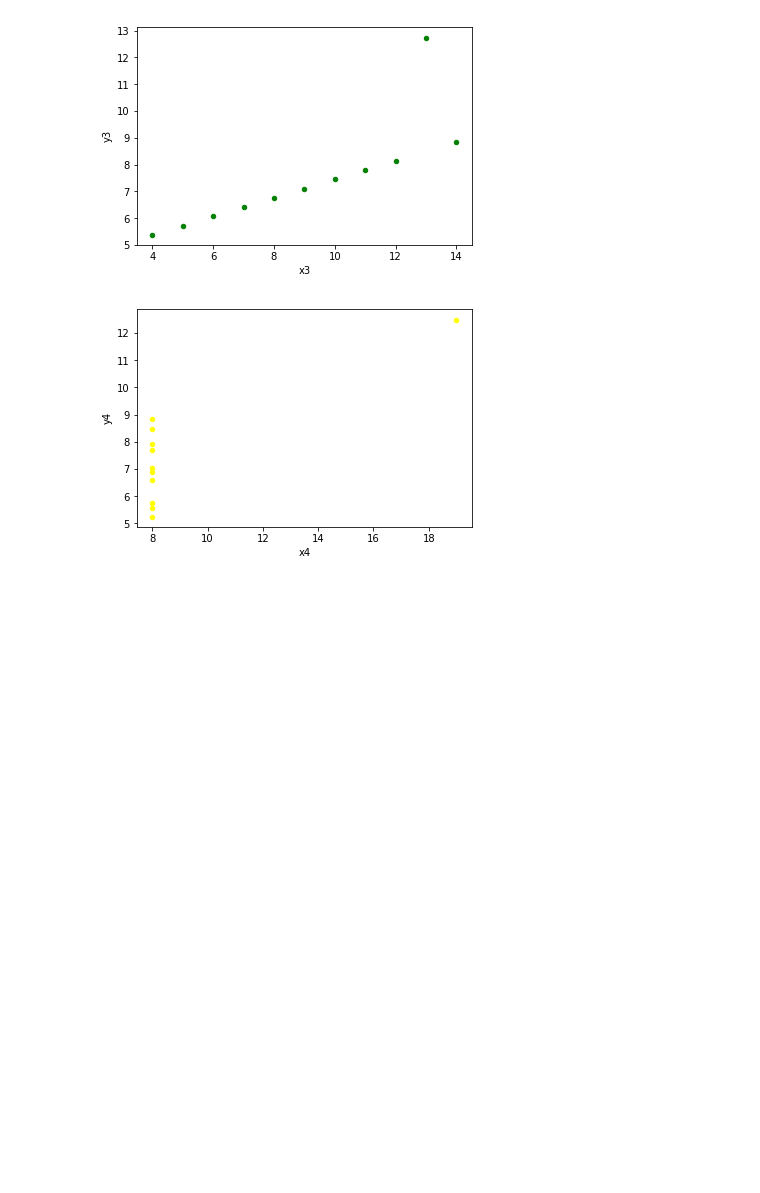
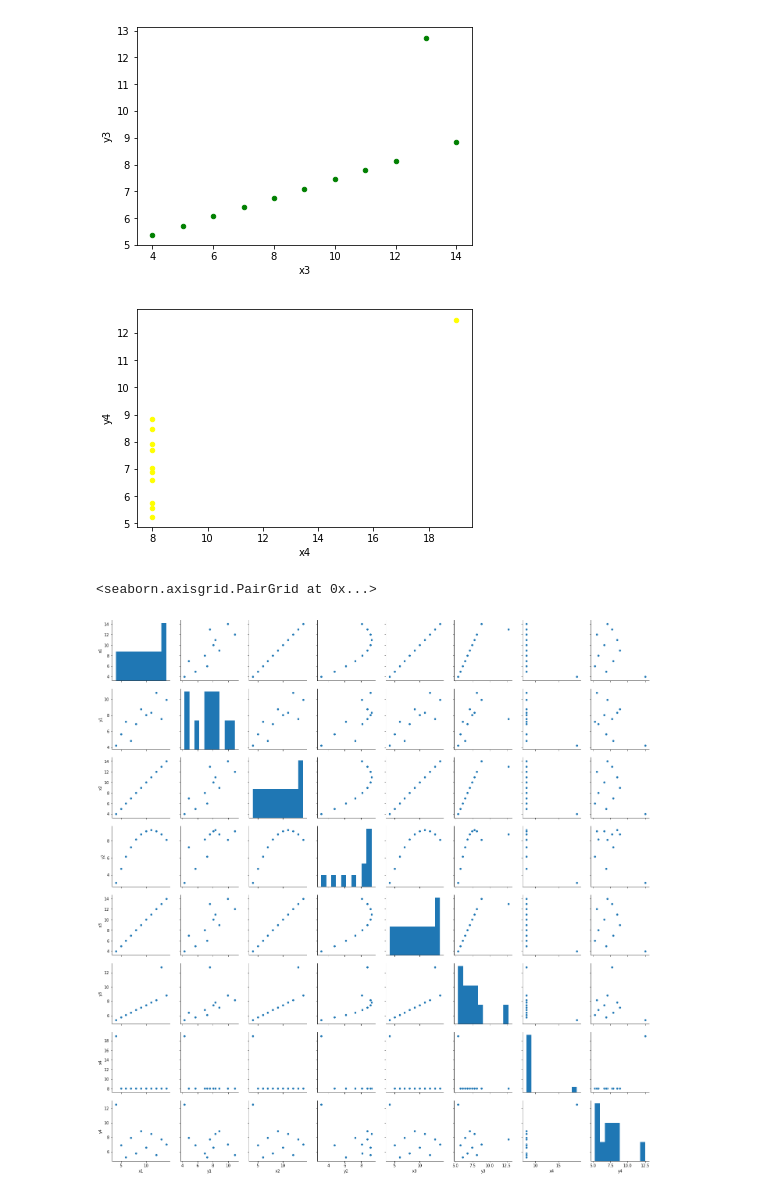
Before and after one commit to healyshane/fundamentals_of_data_analysis-practical_assignment, a Jupyter notebook: Fundamentals of Data Analysis_Assignment.ipynb, the cells around one changed output. Drawn from its saved outputs; the diff is of its cells as text; code cells hidden in the pictures; blank space fills up the shorter version.

Commit message:
Trialled plotting with Seaborn

```diff
--- a/Fundamentals of Data Analysis_Assignment.ipynb
+++ b/Fundamentals of Data Analysis_Assignment.ipynb
@@ -113,0 +116,5 @@ plt.show()
+# %%
+sns.pairplot(df_clean)
+# %% [output]
+<seaborn.axisgrid.PairGrid at 0x...>
+[figure, added]
```
Also changed, not shown: parts of 2 cells of this notebook.
